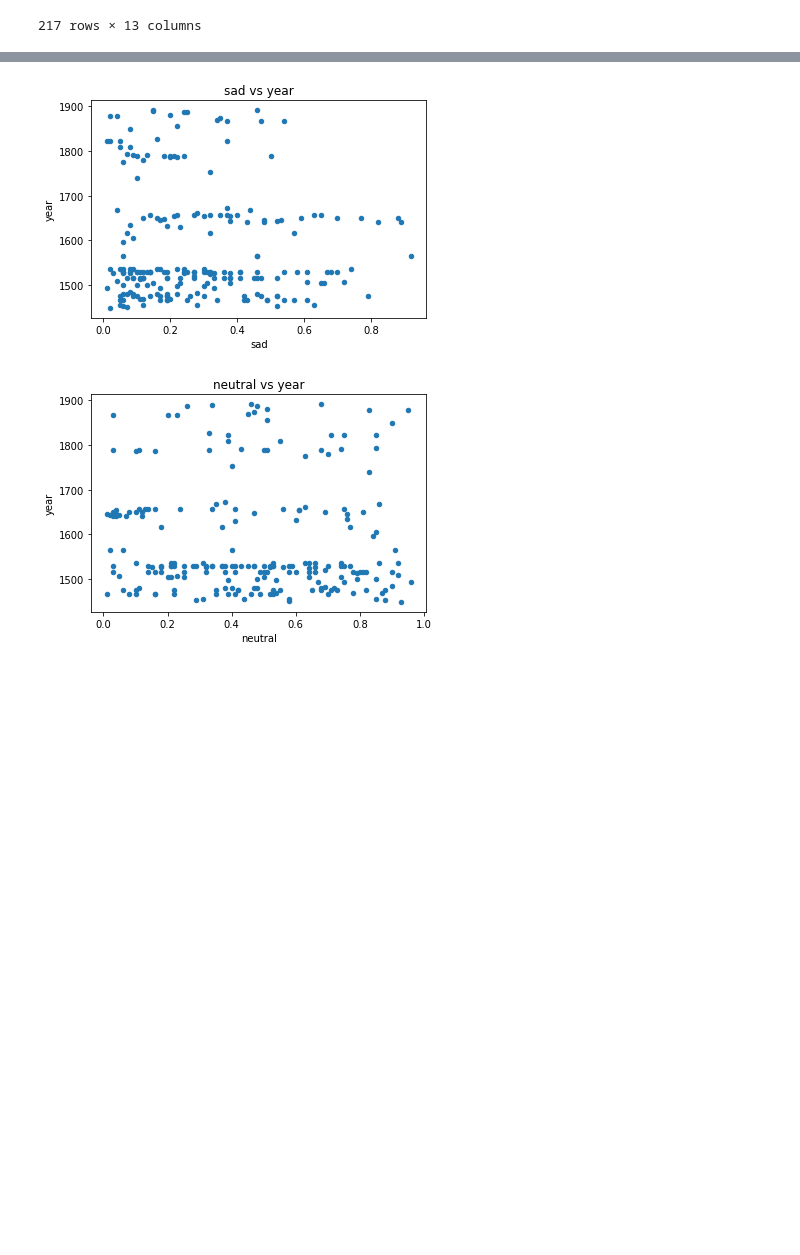
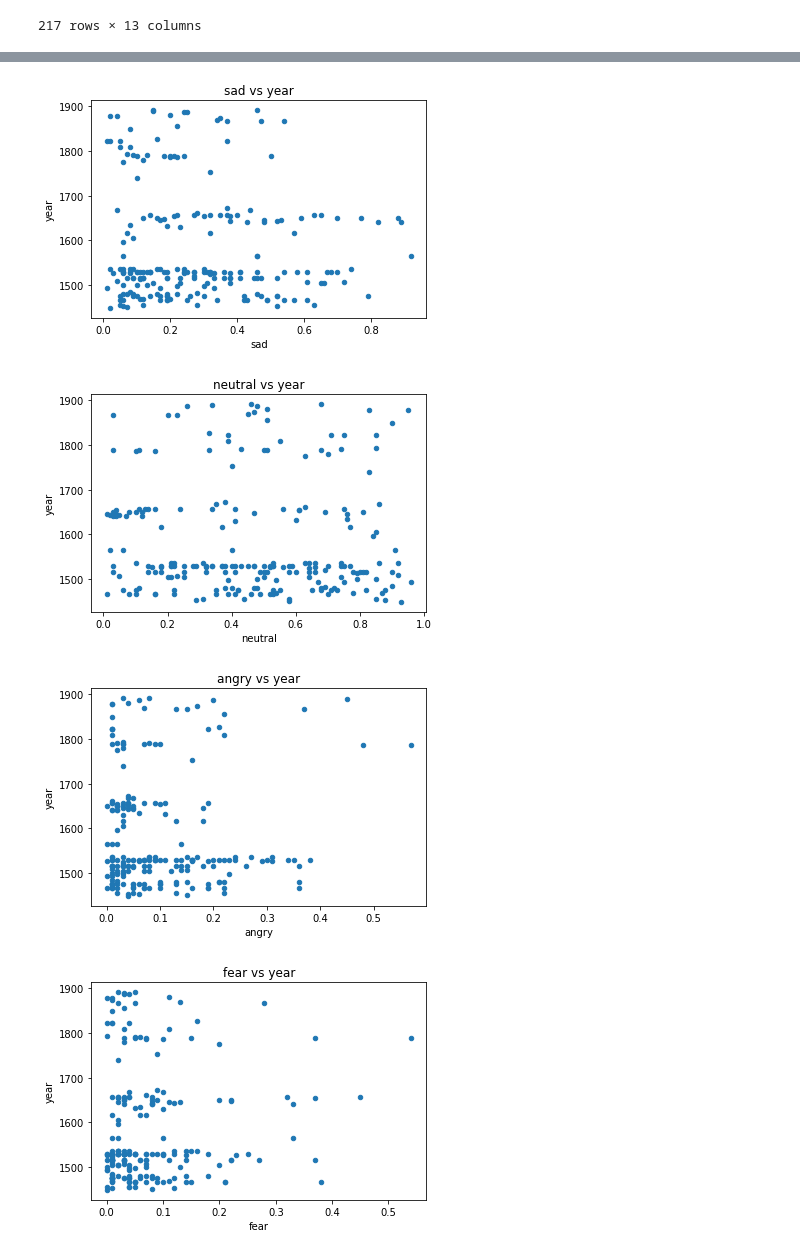
Before and after one commit to jackiejackiex/Js-Personal, a Jupyter notebook: DaM/Augment/augment.ipynb, the cells around one changed output, grey strips where cells are left out. Cells and saved outputs as stored; diff of their text form; code cells hidden in the pictures; blank space fills up the shorter version.

```diff
--- a/DaM/Augment/augment.ipynb
+++ b/DaM/Augment/augment.ipynb
@@ -203,15 +203,19 @@ dataset
 # %%
 # visualizations
 
 dataset.plot.scatter(x="top_emotion", y="year", title="Top emotion vs year")
 
 dataset.plot.scatter(x="happy", y="year", title="happy vs year")
-
 dataset.plot.scatter(x="sad", y="year", title="sad vs year")
 dataset.plot.scatter(x="neutral", y="year", title="neutral vs year")
+dataset.plot.scatter(x="angry", y="year", title="angry vs year")
+dataset.plot.scatter(x="fear", y="year", title="fear vs year")
+dataset.plot.scatter(x="surprise", y="year", title="surprise vs year")
 # %% [output]
 <matplotlib.axes._subplots.AxesSubplot at 0x...>
 [figure]
 [figure]
 [figure]
 [figure]
+[figure, added]
+[figure, added]
```
Also changed, not shown: parts of 1 cell of this notebook, 4 other files.
